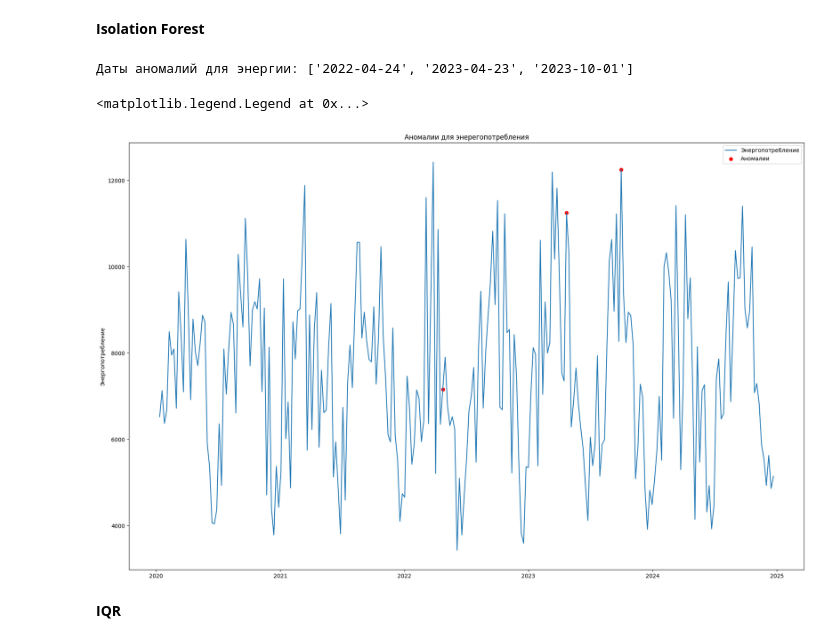
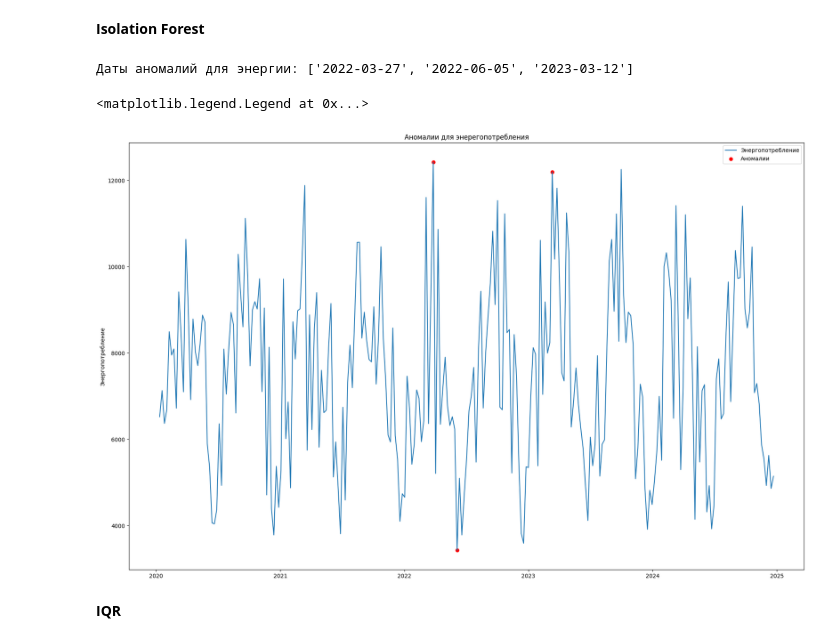
Before and after one commit to tvsmsa/melekhin-time-series, a Jupyter notebook: task_3_timeseries.ipynb, the cells around one changed output. Cells and saved outputs as stored; diff of their text form; code cells hidden in the pictures.

```diff
--- a/task_3_timeseries.ipynb
+++ b/task_3_timeseries.ipynb
@@ -113,33 +122,30 @@ for uid, df_uid in res_df.groupby('unique_id'):
 # %%
 from sklearn.ensemble import IsolationForest
 
 def detect_isolation_forest_anomlies(df):
-  for lag in [4, 26, 52]:
-    df[f'lag_{lag}'] = df['y'].shift(lag)
-    df[f'lag_{lag}'] = df['y'].shift(lag)
   scaler = StandardScaler()
   df_scaled = scaler.fit_transform(df)
   iso_forest = IsolationForest(n_estimators = 100, contamination=0.01, random_state=42)
   iso_predict = iso_forest.fit_predict(df_scaled)
   anomalies = df.index[iso_predict == -1]
   return anomalies
 
 df_iso_en = panel_df[['ds', 'y']].copy().set_index('ds')
 
 anomalies_if = detect_isolation_forest_anomlies(df_iso_en)
 print(f'Даты аномалий для энергии: {list(anomalies_if.strftime("%Y-%m-%d"))}')
 
 fig, axes = plt.subplots(1, 1, figsize = (22, 14))
 
 axes.plot(df_iso_en.index, df_iso_en['y'], label='Энергопотребление')
 axes.scatter(anomalies_if, df_iso_en.loc[anomalies_if, 'y'], label = 'Аномалии', color = 'red')
 axes.set_title('Аномалии для энерегопотребления')
 axes.set_ylabel('Энергопотребление')
 axes.legend()
 # %% [output]
-Даты аномалий для энергии: ['2022-04-24', '2023-04-23', '2023-10-01']
+Даты аномалий для энергии: ['2022-03-27', '2022-06-05', '2023-03-12']
 <matplotlib.legend.Legend at 0x...>
-[figure, old version]
+[figure, new version]
 # %% [markdown]
 **IQR**
 # %%
```
Also changed, not shown: parts of 13 cells of this notebook, 9 other files.
